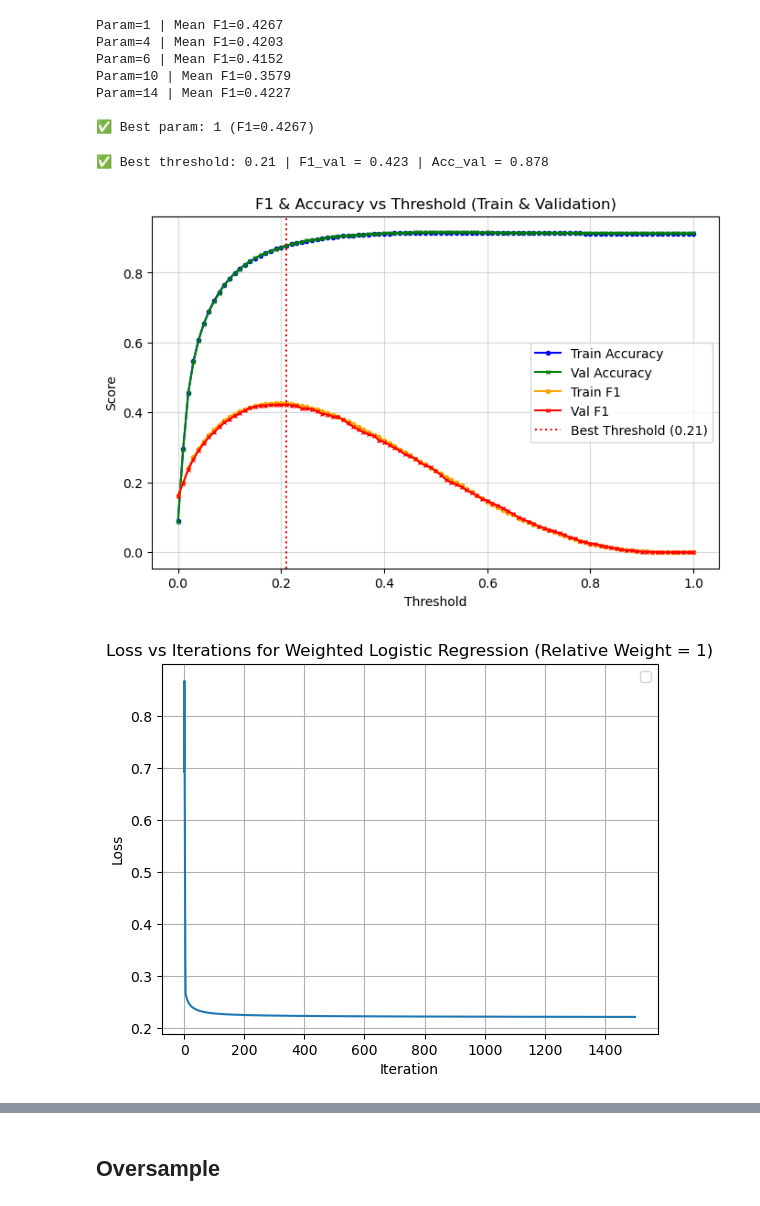
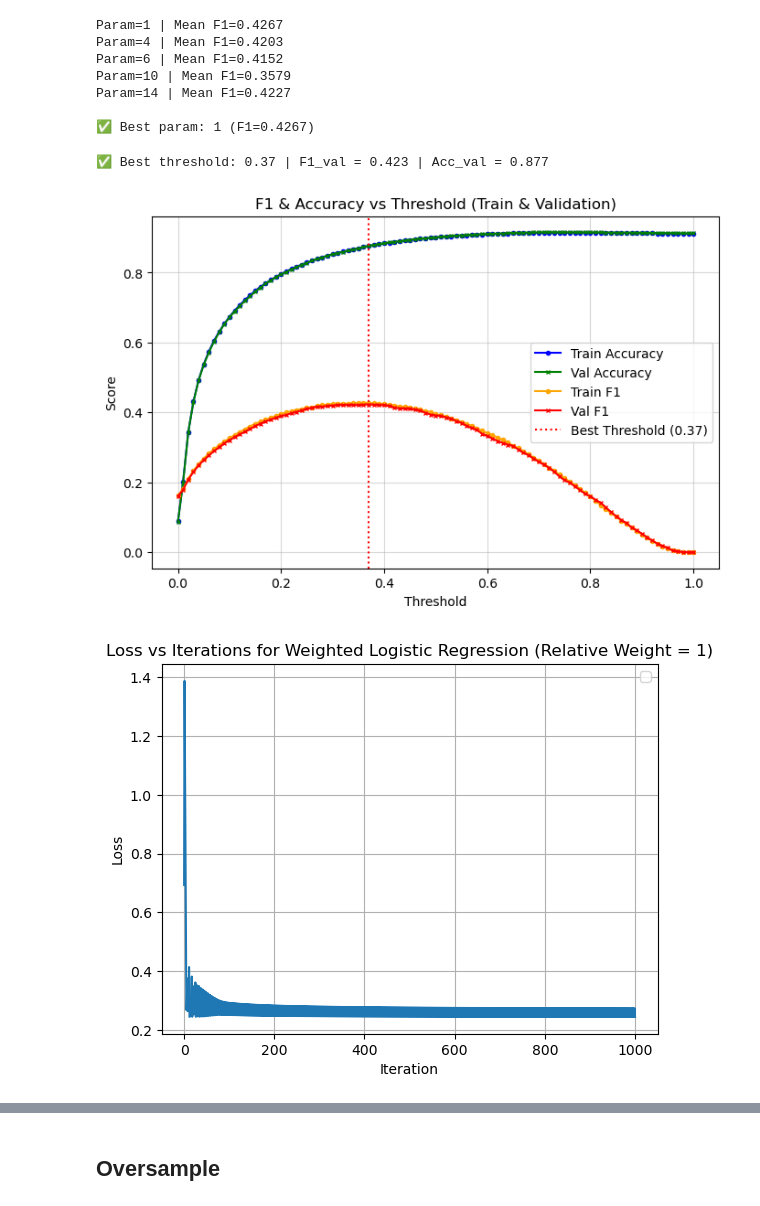
Before and after one commit to nathanmutin/MilaLyon, a Jupyter notebook: notebooks/crossvalidation.ipynb, the cells around one changed output, grey strips where cells are left out. Cells and saved outputs as stored; diff of their text form; code cells hidden in the pictures.

```diff
--- a/notebooks/crossvalidation.ipynb
+++ b/notebooks/crossvalidation.ipynb
@@ -97,7 +97,7 @@ Ratio of majority class to minority class: 10.35
 # %% [markdown]
 Crossvalidation to find best learning rate
 # %%
-max_iter = 1500
+max_iter = 1000
 # %%
 # Using the generic cross-validation function
 def learning_function(y, tx, gamma):
@@ -258,18 +295,18 @@ best_relative_weight = 1
 # %%
 sample_weights = 1 + (best_relative_weight - 1) * data_copy['y_train']
 initial_w = np.zeros(data_copy['x_train'].shape[1])
-weights_3, losses_3 = weighted_reg_logistic_regression(data_copy['y_train'], data_copy['x_train'], 0, sample_weights, initial_w, max_iter, best_gamma, return_history=True)
+weights_3, losses_3 = weighted_reg_logistic_regression(data_copy['y_train'], data_copy['x_train'], 0, sample_weights, initial_w, max_iter, 0.8, return_history=True)
 
 best_t = plot_training_validation_performance(data_copy['x_train'], data_copy['y_train'], data_copy['x_val'], data_copy['y_val'], weights_3, losses_3)
 
 plt.plot(losses_3)
 plt.xlabel("Iteration")
 plt.ylabel("Loss")
 plt.title(f"Loss vs Iterations for Weighted Logistic Regression (Relative Weight = {best_relative_weight})")
 plt.legend()
 plt.grid(True)
 plt.show()
 # %% [output]
-✅ Best threshold: 0.21 | F1_val = 0.423 | Acc_val = 0.878
+✅ Best threshold: 0.37 | F1_val = 0.423 | Acc_val = 0.877
-[figure, old version]
+[figure, new version]
-[figure, old version]
+[figure, new version]
```
Also changed, not shown: parts of 13 cells of this notebook, 2 other files.
